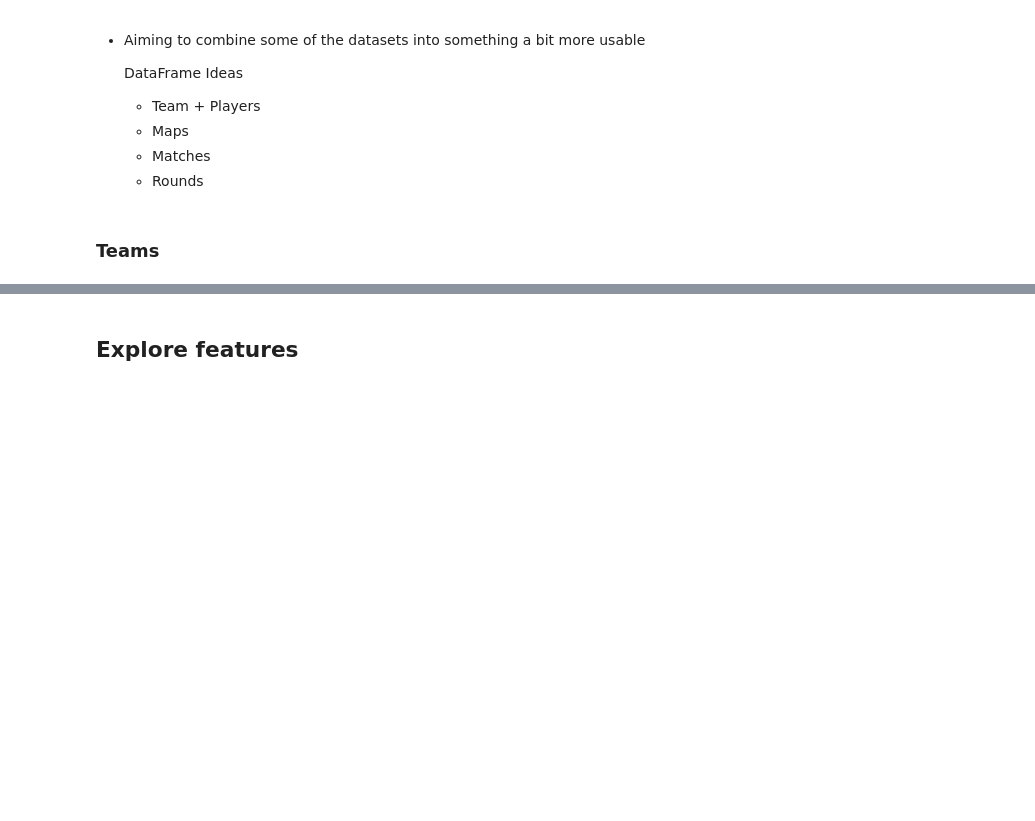
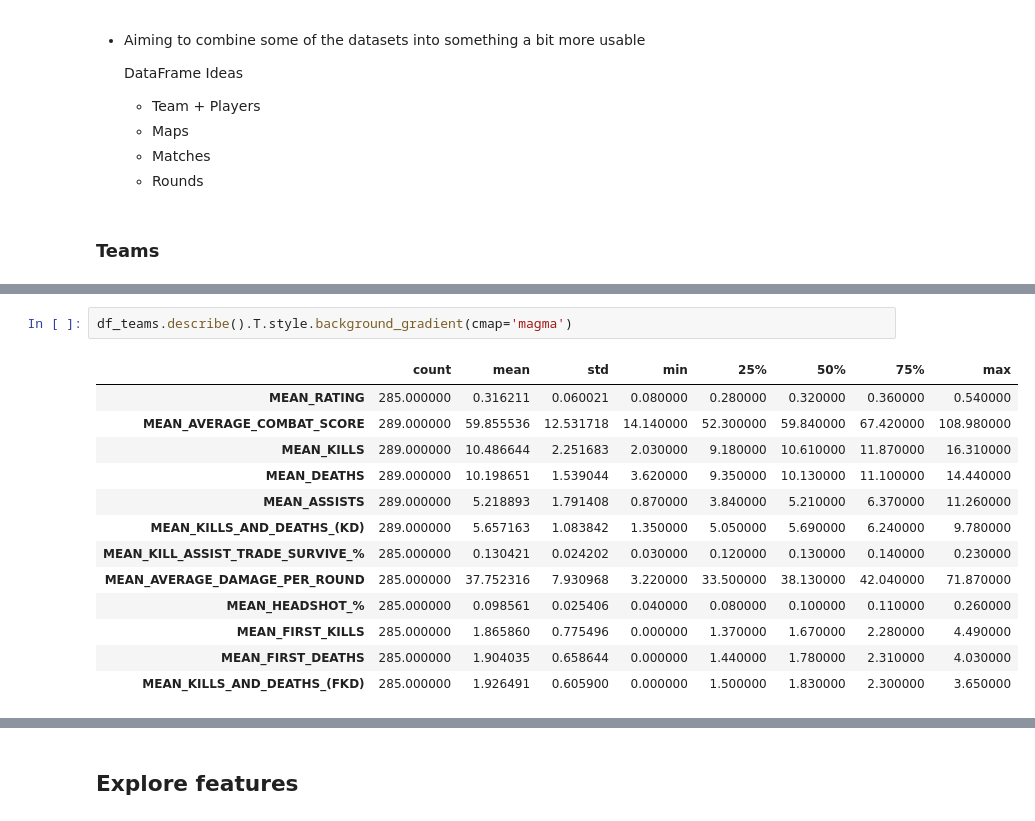
Before and after one commit to Medoci/esports-valorant, a Jupyter notebook: notebooks/eda.ipynb, the cells around one changed output, grey strips where cells are left out. Cells and saved outputs as stored; diff of their text form; blank space fills up the shorter version.

```diff
--- a/notebooks/eda.ipynb
+++ b/notebooks/eda.ipynb
@@ -212,0 +155,16 @@ stat_mean_values
+# %%
+df_teams.describe().T.style.background_gradient(cmap='magma')
+# %% [output]
+|  | count | mean | std | min | 25% | 50% | 75% | max |
+| MEAN_RATING | 285.000000 | 0.316211 | 0.060021 | 0.080000 | 0.280000 | 0.320000 | 0.360000 | 0.540000 |
+| MEAN_AVERAGE_COMBAT_SCORE | 289.000000 | 59.855536 | 12.531718 | 14.140000 | 52.300000 | 59.840000 | 67.420000 | 108.980000 |
+| MEAN_KILLS | 289.000000 | 10.486644 | 2.251683 | 2.030000 | 9.180000 | 10.610000 | 11.870000 | 16.310000 |
+| MEAN_DEATHS | 289.000000 | 10.198651 | 1.539044 | 3.620000 | 9.350000 | 10.130000 | 11.100000 | 14.440000 |
+| MEAN_ASSISTS | 289.000000 | 5.218893 | 1.791408 | 0.870000 | 3.840000 | 5.210000 | 6.370000 | 11.260000 |
+| MEAN_KILLS_AND_DEATHS_(KD) | 289.000000 | 5.657163 | 1.083842 | 1.350000 | 5.050000 | 5.690000 | 6.240000 | 9.780000 |
+| MEAN_KILL_ASSIST_TRADE_SURVIVE_% | 285.000000 | 0.130421 | 0.024202 | 0.030000 | 0.120000 | 0.130000 | 0.140000 | 0.230000 |
+| MEAN_AVERAGE_DAMAGE_PER_ROUND | 285.000000 | 37.752316 | 7.930968 | 3.220000 | 33.500000 | 38.130000 | 42.040000 | 71.870000 |
+| MEAN_HEADSHOT_% | 285.000000 | 0.098561 | 0.025406 | 0.040000 | 0.080000 | 0.100000 | 0.110000 | 0.260000 |
+| MEAN_FIRST_KILLS | 285.000000 | 1.865860 | 0.775496 | 0.000000 | 1.370000 | 1.670000 | 2.280000 | 4.490000 |
+| MEAN_FIRST_DEATHS | 285.000000 | 1.904035 | 0.658644 | 0.000000 | 1.440000 | 1.780000 | 2.310000 | 4.030000 |
+| MEAN_KILLS_AND_DEATHS_(FKD) | 285.000000 | 1.926491 | 0.605900 | 0.000000 | 1.500000 | 1.830000 | 2.300000 | 3.650000 |
```
Also changed, not shown: parts of 10 cells of this notebook.
